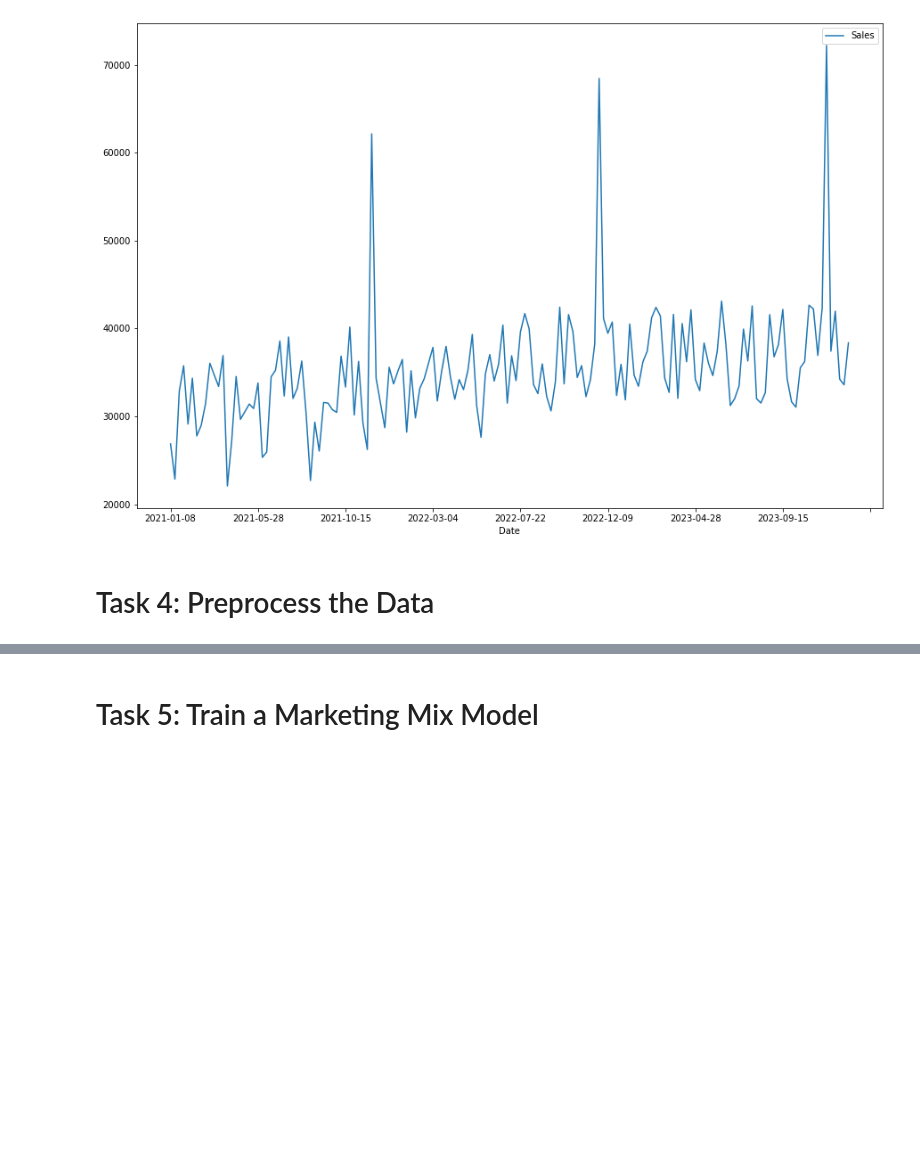
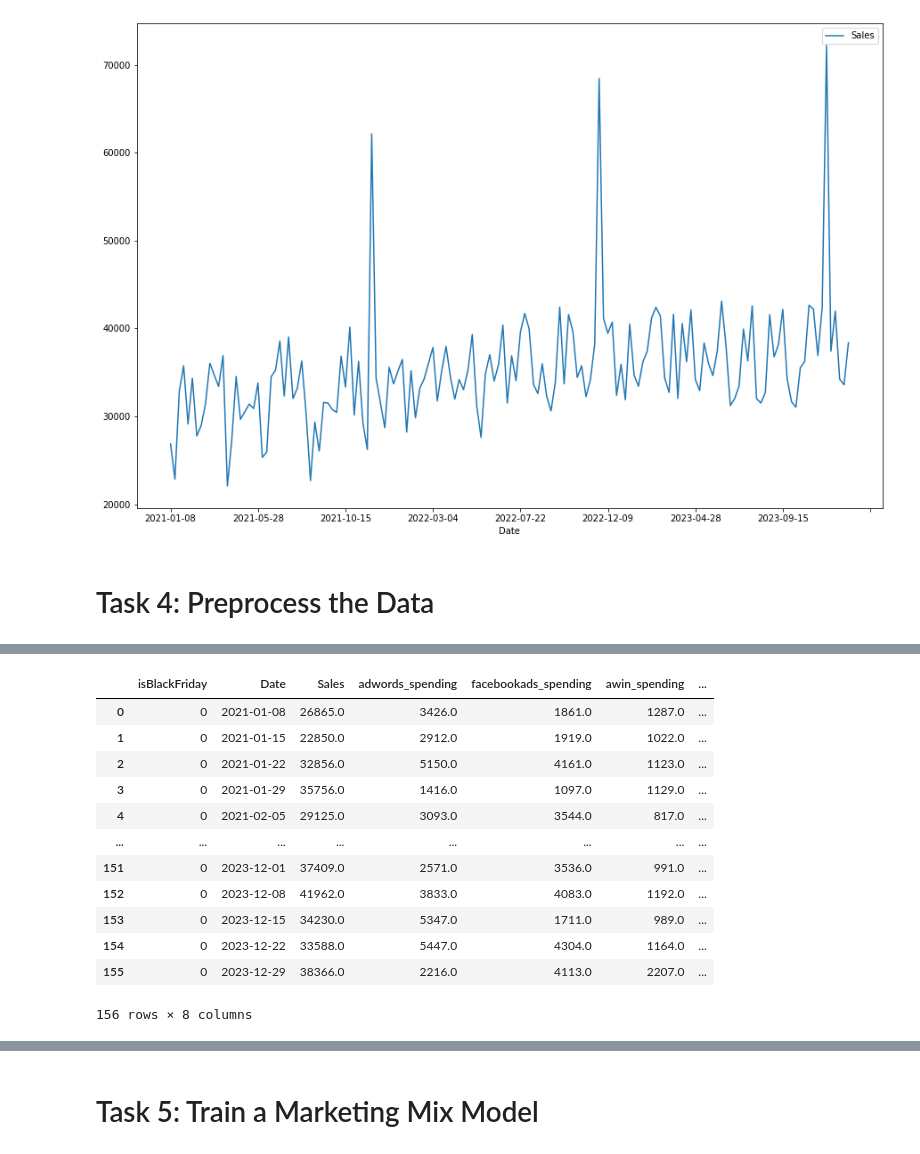
Before and after one commit to oussama-ayari-proj/Optimize-market-spending-LightweightMMM, a Jupyter notebook: mmm.ipynb, the cells around one changed output, grey strips where cells are left out. Drawn from its saved outputs; the diff is of its cells as text; code cells hidden in the pictures; blank space fills up the shorter version.

```diff
--- a/mmm.ipynb
+++ b/mmm.ipynb
@@ -79,3 +79,4 @@ df.plot.line(x="Date", y="Sales", figsize=(15, 10))
 # Task 4: Preprocess the Data
 # %%
 # Convert Date column to datetime
+df['Date']=pd.to_datetime(df['Date'])
@@ -82,4 +94,20 @@ df.plot.line(x="Date", y="Sales", figsize=(15, 10))
 # %%
 # Create a binary varible to flag Black Fridays (0 or 1)
+df.insert(0,'isBlackFriday',df['Date'].apply(lambda x : 1 if 30>=x.day>=23 and x.month==11 else 0 ))
 # %%
 # Fill  missing values
+df.fillna(value=0)
+# %% [output]
+|  | isBlackFriday | Date | Sales | adwords_spending | facebookads_spending | awin_spending | ... |
+| 0 | 0 | 2021-01-08 | 26865.0 | 3426.0 | 1861.0 | 1287.0 | ... |
+| 1 | 0 | 2021-01-15 | 22850.0 | 2912.0 | 1919.0 | 1022.0 | ... |
+| 2 | 0 | 2021-01-22 | 32856.0 | 5150.0 | 4161.0 | 1123.0 | ... |
+| 3 | 0 | 2021-01-29 | 35756.0 | 1416.0 | 1097.0 | 1129.0 | ... |
+| 4 | 0 | 2021-02-05 | 29125.0 | 3093.0 | 3544.0 | 817.0 | ... |
+| ... | ... | ... | ... | ... | ... | ... | ... |
+| 151 | 0 | 2023-12-01 | 37409.0 | 2571.0 | 3536.0 | 991.0 | ... |
+| 152 | 0 | 2023-12-08 | 41962.0 | 3833.0 | 4083.0 | 1192.0 | ... |
+| 153 | 0 | 2023-12-15 | 34230.0 | 5347.0 | 1711.0 | 989.0 | ... |
+| 154 | 0 | 2023-12-22 | 33588.0 | 5447.0 | 4304.0 | 1164.0 | ... |
+| 155 | 0 | 2023-12-29 | 38366.0 | 2216.0 | 4113.0 | 2207.0 | ... |
+156 rows × 8 columns
```
Also changed, not shown: parts of 4 cells of this notebook.
